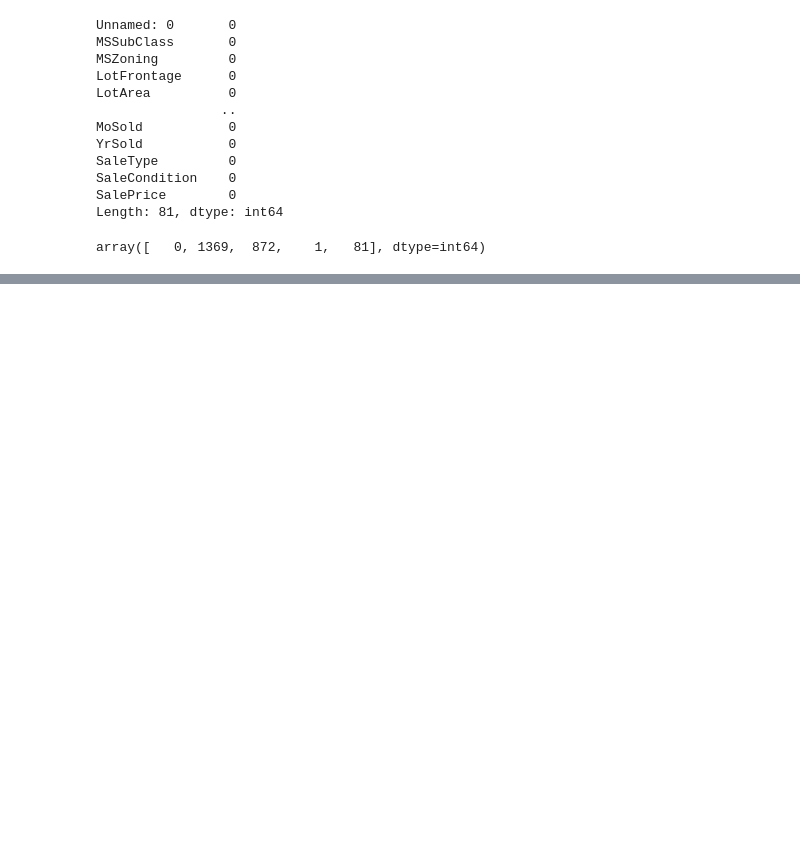
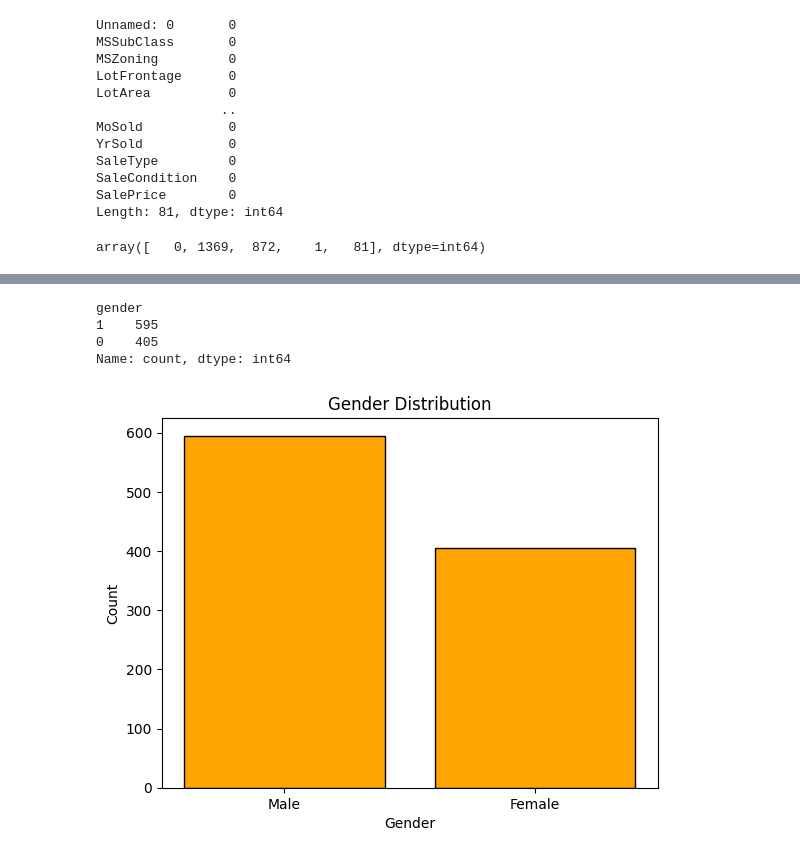
Before and after one commit to vivekkhillar/DS, a Jupyter notebook: practice/lep_2_practice.ipynb, the cells around one changed output, grey strips where cells are left out. Drawn from its saved outputs; the diff is of its cells as text; code cells hidden in the pictures; blank space fills up the shorter version.

```diff
--- a/practice/lep_2_practice.ipynb
+++ b/practice/lep_2_practice.ipynb
@@ -84,3 +84,8 @@ Length: 81, dtype: int64
 df.isna().sum().unique() # Check for missing values in the DataFrame
 # %% [output]
 array([   0, 1369,  872,    1,   81], dtype=int64)
+# %%
+import pandas as pd
+import matplotlib.pyplot as plt
+dataframe = pd.read_csv('telecom.csv')
+dataframe.head()
@@ -86,0 +178,19 @@ array([   0, 1369,  872,    1,   81], dtype=int64)
+# %%
+dataframe.gender.value_counts() # Count the number of occurrences of each unique value in the
+# %% [output]
+gender
+1    595
+0    405
+Name: count, dtype: int64
+# %%
+categories = ['Male', 'Female'] # Define
+values = dataframe['gender'].value_counts()
+
+# Create a bar chart
+plt.bar(categories, values, color='orange', edgecolor='black', label=values)
+plt.xlabel('Gender')
+plt.ylabel('Count')
+plt.title('Gender Distribution')
+plt.show()
+# %% [output]
+[figure, added]
```
Also changed, not shown: parts of 6 cells of this notebook, 2 other files.
